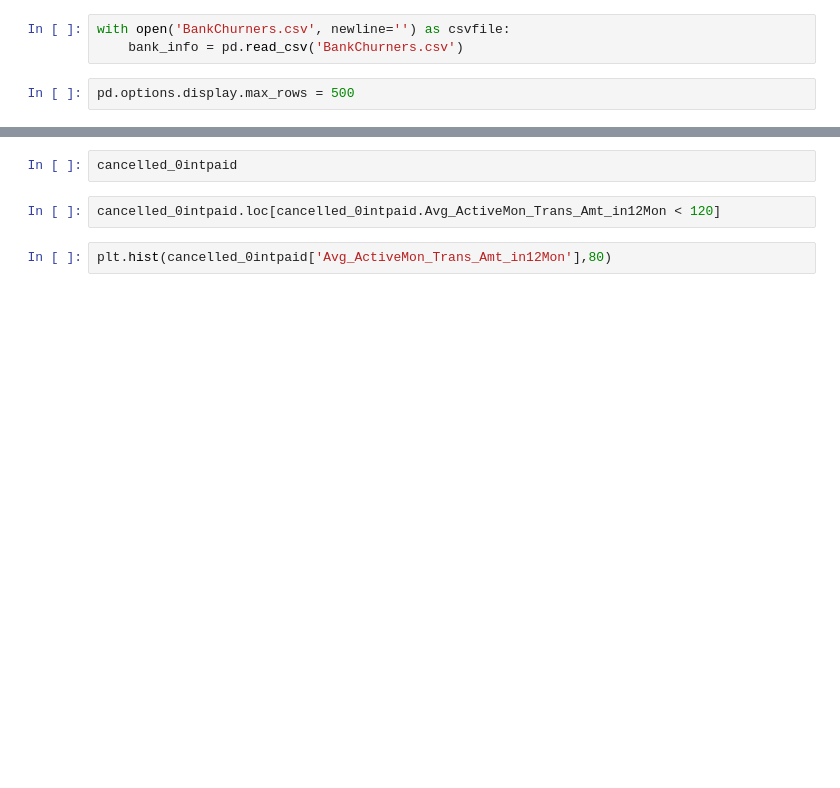
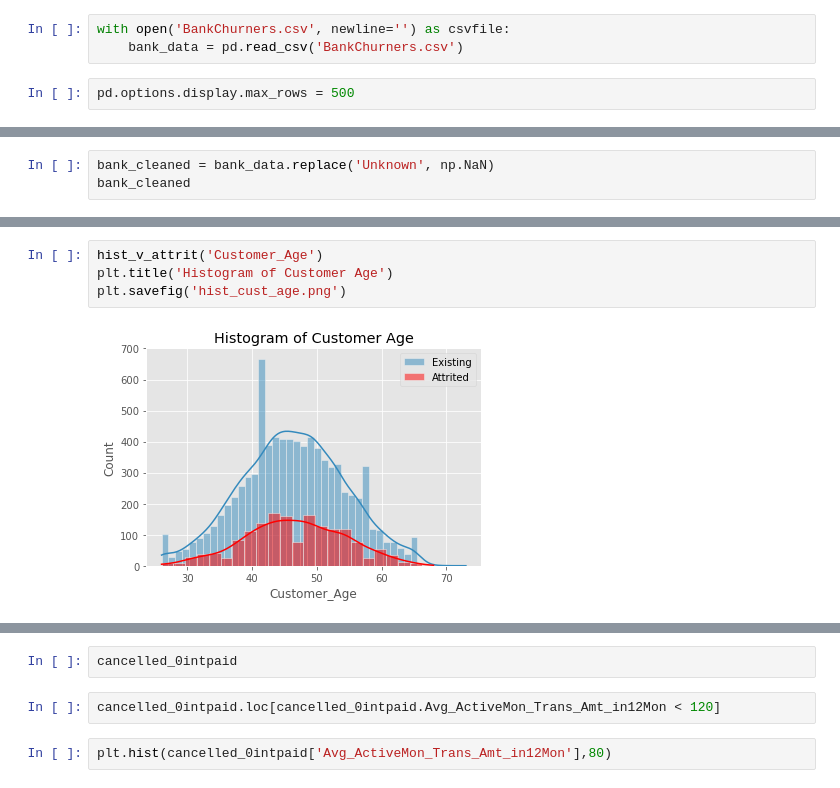
Before and after one commit to nxnlim/Python_Project, a Jupyter notebook: Project_Notebook.ipynb, the cells around one changed output, grey strips where cells are left out. Saved outputs shown, nothing was run; the diff lists cells and outputs as text; blank space fills up the shorter version.

```diff
--- a/Project_Notebook.ipynb
+++ b/Project_Notebook.ipynb
@@ -9,5 +17,5 @@ import seaborn as sns
 # %%
 with open('BankChurners.csv', newline='') as csvfile:
-    bank_info = pd.read_csv('BankChurners.csv')
+    bank_data = pd.read_csv('BankChurners.csv')
 # %%
 pd.options.display.max_rows = 500
@@ -208,0 +40,3 @@ cancelled_0intpaid['Avg_ActiveMon_Trans_Amt_in12Mon'] = cancelled_0intpaid['Tota
+# %%
+bank_cleaned = bank_data.replace('Unknown', np.NaN)
+bank_cleaned
@@ -208,0 +80,6 @@ cancelled_0intpaid['Avg_ActiveMon_Trans_Amt_in12Mon'] = cancelled_0intpaid['Tota
+# %%
+hist_v_attrit('Customer_Age')
+plt.title('Histogram of Customer Age')
+plt.savefig('hist_cust_age.png')
+# %% [output]
+[figure, added]
```
Also changed, not shown: parts of 76 cells of this notebook, 1 other file.
